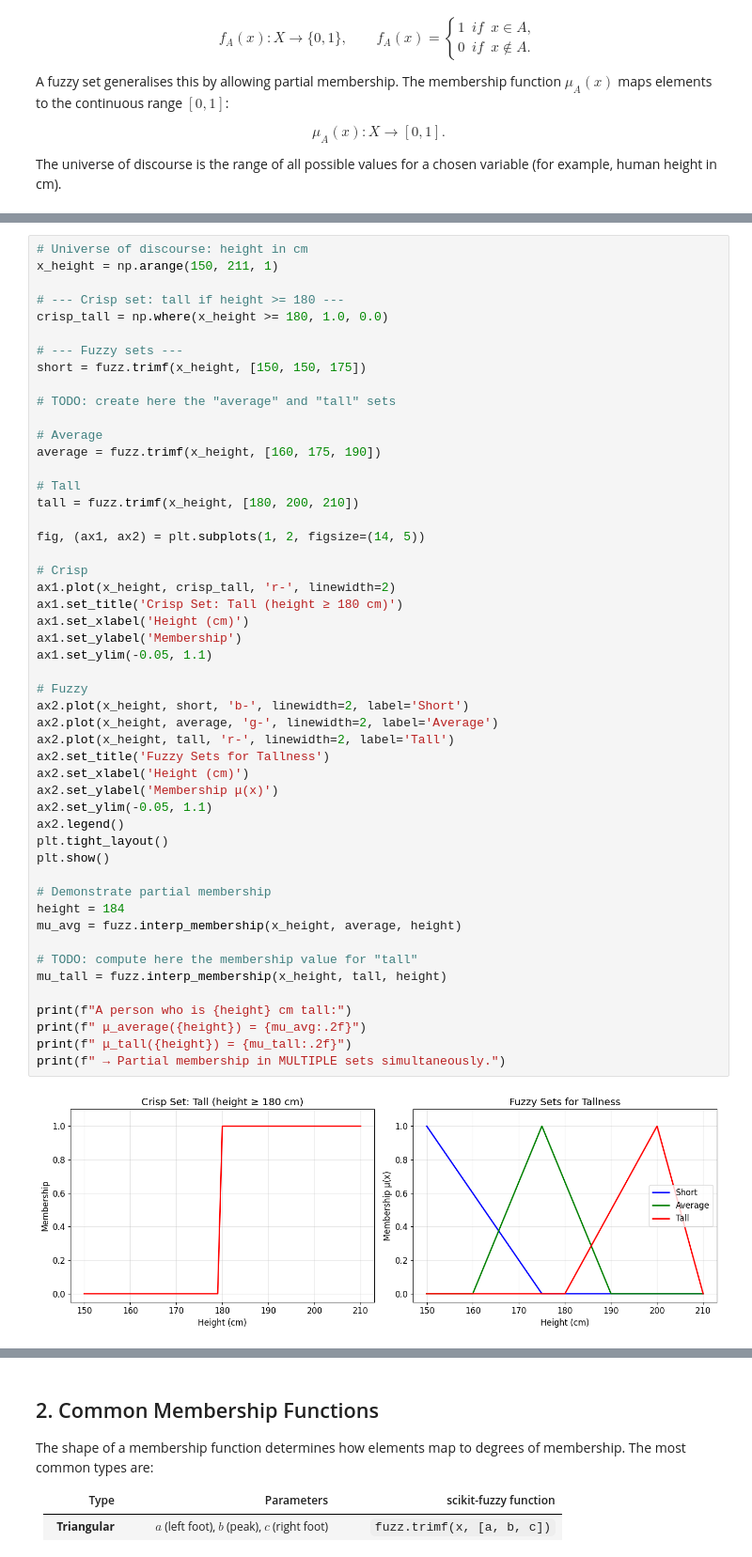
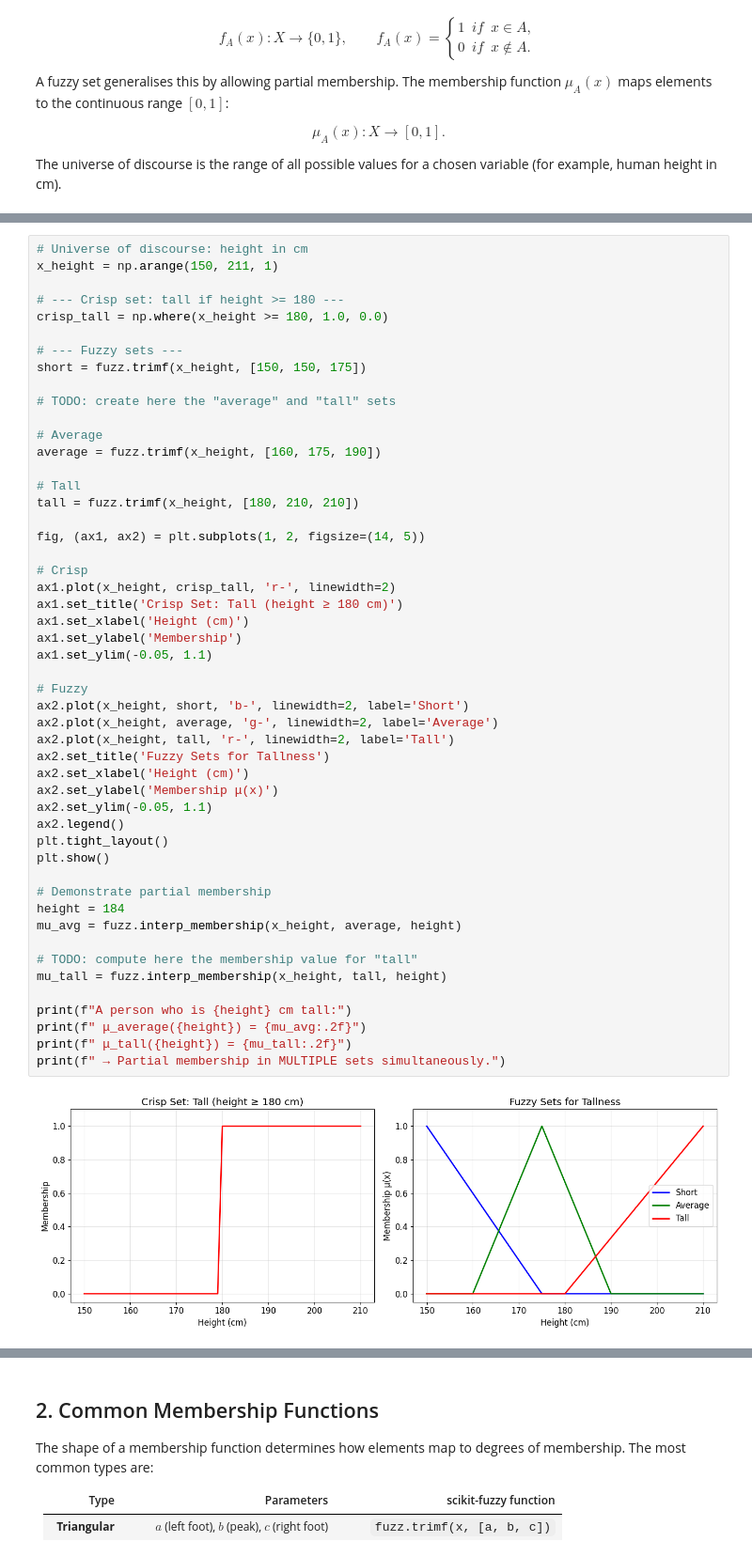
Before and after one commit to MatthewMcCarthy1/artificial-intelligence, a Jupyter notebook: lab-4/lab-four.ipynb, the cells around one changed output, grey strips where cells are left out. Shown at 94% size. Drawn from its saved outputs; the diff is of its cells as text.

```diff
--- a/lab-4/lab-four.ipynb
+++ b/lab-4/lab-four.ipynb
@@ -91,7 +91,7 @@ short = fuzz.trimf(x_height, [150, 150, 175])
 average = fuzz.trimf(x_height, [160, 175, 190])
 
 # Tall
-tall = fuzz.trimf(x_height, [180, 200, 210])
+tall = fuzz.trimf(x_height, [180, 210, 210])
 
 fig, (ax1, ax2) = plt.subplots(1, 2, figsize=(14, 5))
 
@@ -99,33 +99,33 @@ fig, (ax1, ax2) = plt.subplots(1, 2, figsize=(14, 5))
 ax1.plot(x_height, crisp_tall, 'r-', linewidth=2)
 ax1.set_title('Crisp Set: Tall (height ≥ 180 cm)')
 ax1.set_xlabel('Height (cm)')
 ax1.set_ylabel('Membership')
 ax1.set_ylim(-0.05, 1.1)
 
 # Fuzzy
 ax2.plot(x_height, short, 'b-', linewidth=2, label='Short')
 ax2.plot(x_height, average, 'g-', linewidth=2, label='Average')
 ax2.plot(x_height, tall, 'r-', linewidth=2, label='Tall')
 ax2.set_title('Fuzzy Sets for Tallness')
 ax2.set_xlabel('Height (cm)')
 ax2.set_ylabel('Membership μ(x)')
 ax2.set_ylim(-0.05, 1.1)
 ax2.legend()
 plt.tight_layout()
 plt.show()
 
 # Demonstrate partial membership
 height = 184
 mu_avg = fuzz.interp_membership(x_height, average, height)
 
 # TODO: compute here the membership value for "tall"
 mu_tall = fuzz.interp_membership(x_height, tall, height)
 
 print(f"A person who is {height} cm tall:")
 print(f" μ_average({height}) = {mu_avg:.2f}")
 print(f" μ_tall({height}) = {mu_tall:.2f}")
 print(f" → Partial membership in MULTIPLE sets simultaneously.")
 # %% [output]
-[figure, old version]
+[figure, new version]
 A person who is 184 cm tall:
  μ_average(184) = 0.40
```
Also changed, not shown: parts of 9 cells of this notebook.
